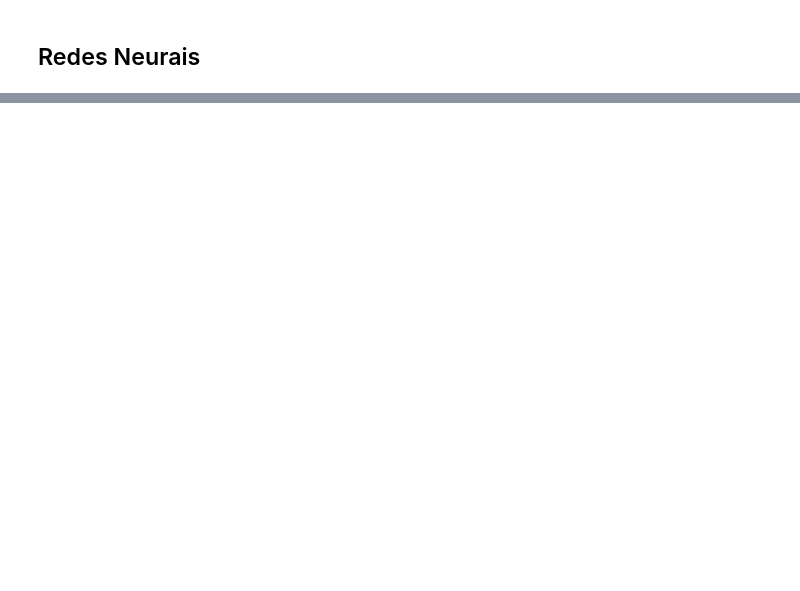
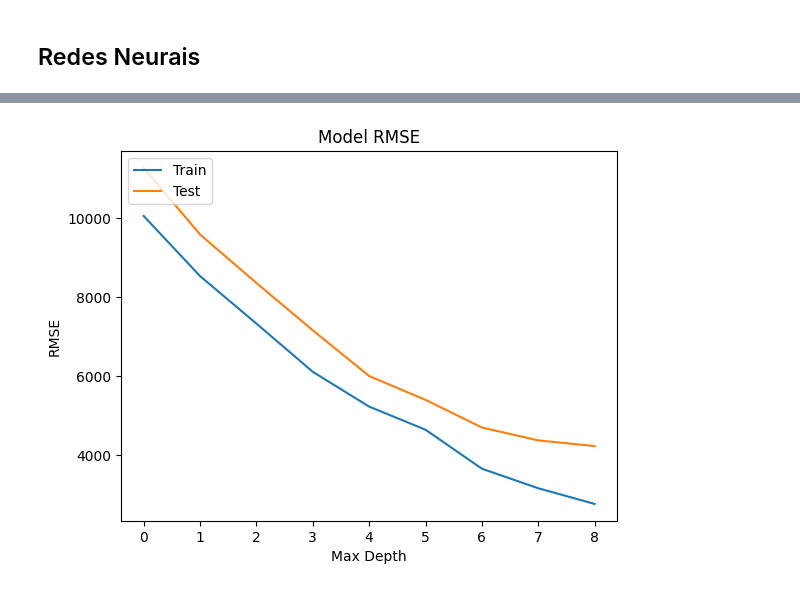
Before and after one commit to danzbz/VehiclePriceAI, a Jupyter notebook: RegressaoLinear.ipynb, the cells around one changed output, grey strips where cells are left out. Drawn from its saved outputs; the diff is of its cells as text; code cells hidden in the pictures; blank space fills up the shorter version.

```diff
--- a/RegressaoLinear.ipynb
+++ b/RegressaoLinear.ipynb
@@ -827,0 +738,14 @@ y_pred.mean()
+# %%
+def train_test_split(df, test_size):
+
+    if isinstance(test_size, float):
+        test_size = round(test_size * len(df))
+
+    # extract all indexes from dataset
+    indices = df.index.tolist()
+    test_indices = random.sample(population=indices, k=test_size)
+
+    test_df = df.loc[test_indices]
+    train_df = df.drop(test_indices)
+
+    return train_df, test_df
@@ -827,0 +870,40 @@ y_pred.mean()
+# %%
+import sklearn.tree as SKTree
+from sklearn.metrics import mean_squared_error
+from sklearn.model_selection import train_test_split
+import numpy as np
+import matplotlib.pyplot as plt
+
+X = df_dummy.drop('Price', axis=1)
+y = df_dummy['Price']
+
+# Dividindo os dados em conjuntos de treino e teste
+X_train, X_test, y_train, y_test = train_test_split(X, y, test_size=0.3, random_state=42)
+
+# Treinamento e Teste com diferentes profundidades da árvore
+history_rmse_train = []
+history_rmse_test = []
+
+for max_depth in range(1, 10):
+    clf = SKTree.DecisionTreeRegressor(criterion='absolute_error', max_depth=max_depth)
+    clf = clf.fit(X_train, y_train)
+
+    y_pred_train = clf.predict(X_train)
+    y_pred_test = clf.predict(X_test)
+
+    rmse_train = np.sqrt(mean_squared_error(y_train, y_pred_train))
+    rmse_test = np.sqrt(mean_squared_error(y_test, y_pred_test))
+
+    history_rmse_train.append(rmse_train)
+    history_rmse_test.append(rmse_test)
+
+# Avaliação
+plt.plot(history_rmse_train)
+plt.plot(history_rmse_test)
+plt.title('Model RMSE')
+plt.ylabel('RMSE')
+plt.xlabel('Max Depth')
+plt.legend(['Train', 'Test'], loc='upper left')
+plt.show()
+# %% [output]
+[figure, added]
```
Also changed, not shown: parts of 58 cells of this notebook.
